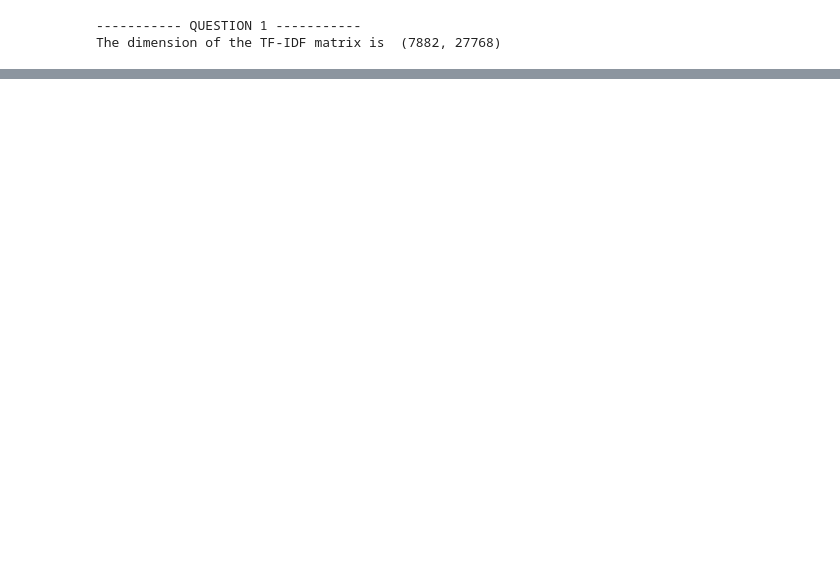
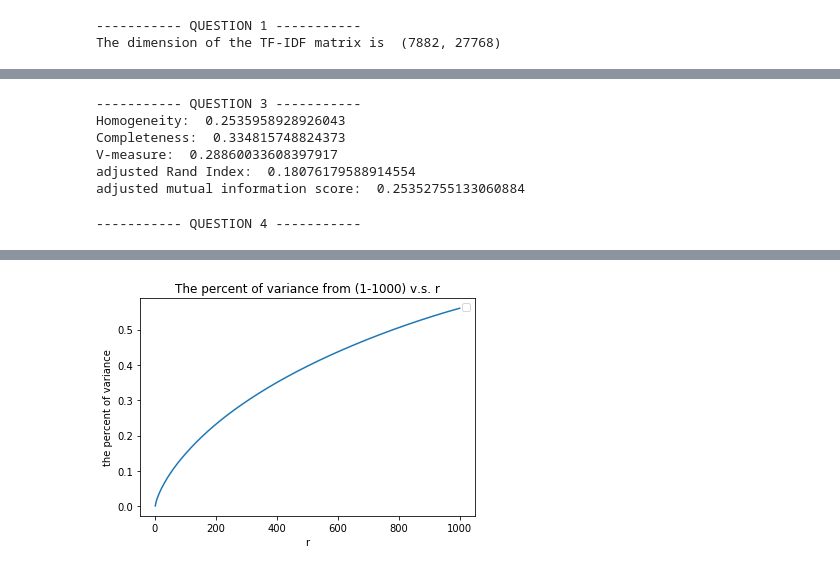
Before and after one commit to ztsorojev/K-means-Clustering, a Jupyter notebook: EE219_Project2.ipynb, the cells around one changed output, grey strips where cells are left out. Saved outputs shown, nothing was run; the diff lists cells and outputs as text; code cells hidden in the pictures; blank space fills up the shorter version.

```diff
--- a/EE219_Project2.ipynb
+++ b/EE219_Project2.ipynb
@@ -5,19 +5,25 @@ QUESTION 1
 print("----------- QUESTION 1 -----------")
 # -*- coding: utf-8 -*-
 import numpy as np
+import random
 from sklearn.datasets import fetch_20newsgroups
 from sklearn.feature_extraction import text
 from sklearn.feature_extraction.text import CountVectorizer
 from sklearn.feature_extraction.text import TfidfTransformer
 import matplotlib.pyplot as plt
+from sklearn.cluster import KMeans
+from sklearn import metrics
+from sklearn.decomposition import TruncatedSVD
+from sklearn.decomposition import NMF
+import matplotlib.pyplot as plt
+import itertools
+np.random.seed(42)
+random.seed(42)
 
 # load data
-categories = ['comp.graphics', 'comp.os.ms-windows.misc',
-              'comp.sys.ibm.pc.hardware', 'comp.sys.mac.hardware',
-              'rec.autos', 'rec.motorcycles',
-              'rec.sport.baseball', 'rec.sport.hockey']
-dataset = fetch_20newsgroups(subset='all', categories=categories,
-                             shuffle=True, random_state=42)
+categories = ['comp.graphics', 'comp.os.ms-windows.misc', 'comp.sys.ibm.pc.hardware', 'comp.sys.mac.hardware',
+              'rec.autos', 'rec.motorcycles', 'rec.sport.baseball', 'rec.sport.hockey']
+dataset = fetch_20newsgroups(subset='all', categories=categories, shuffle=True, random_state=42)
 
 # define stop_words and vectorizer
 stop_words = text.ENGLISH_STOP_WORDS
@@ -29,7 +35,7 @@ X_counts.toarray()
 
 # TF-IDF matrix
 X_tfidf = text.TfidfTransformer().fit_transform(X_counts)
-print ("The dimension of the TF-IDF matrix is ",X_tfidf.shape)
+print ("The dimension of the TF-IDF matrix is ", X_tfidf.shape)
 # %% [output]
 ----------- QUESTION 1 -----------
 The dimension of the TF-IDF matrix is  (7882, 27768)
@@ -107,3 +108,35 @@ print("Completeness: ",metrics.completeness_score(y,y_pred))
 print("V-measure: ",metrics.v_measure_score(y,y_pred))
 print("adjusted Rand Index: ",metrics.adjusted_rand_score(y,y_pred))
 print("adjusted mutual information score: ",metrics.adjusted_mutual_info_score(y,y_pred))
+# %% [output]
+----------- QUESTION 3 -----------
+Homogeneity:  0.2535958928926043
+Completeness:  0.334815748824373
+V-measure:  0.28860033608397917
+adjusted Rand Index:  0.18076179588914554
+adjusted mutual information score:  0.25352755133060884
+# %%
+"""
+QUESTION 4
+"""
+print("----------- QUESTION 4 -----------")
+
+svd = TruncatedSVD(n_components = 1000, random_state = 42)
+X_SVD_1000 = svd.fit_transform(X_tfidf)
+var = svd.explained_variance_ratio_
+
+r = range(1,1001)
+top_r_var = []
+
+for i in r :
+    top_r_var.append(var[0:i].sum())
+
+# Plot adjusted mutual info
+plt.plot(r, top_r_var)
+plt.xlabel('r')
+plt.ylabel('the percent of variance')
+plt.title('The percent of variance from (1-1000) v.s. r')
+plt.legend()
+plt.show()
+# %% [output]
+----------- QUESTION 4 -----------
@@ -109,0 +144 @@ print("adjusted mutual information score: ",metrics.adjusted_mutual_info_score(y
+[figure, added]
```
Also changed, not shown: parts of 4 cells of this notebook.
